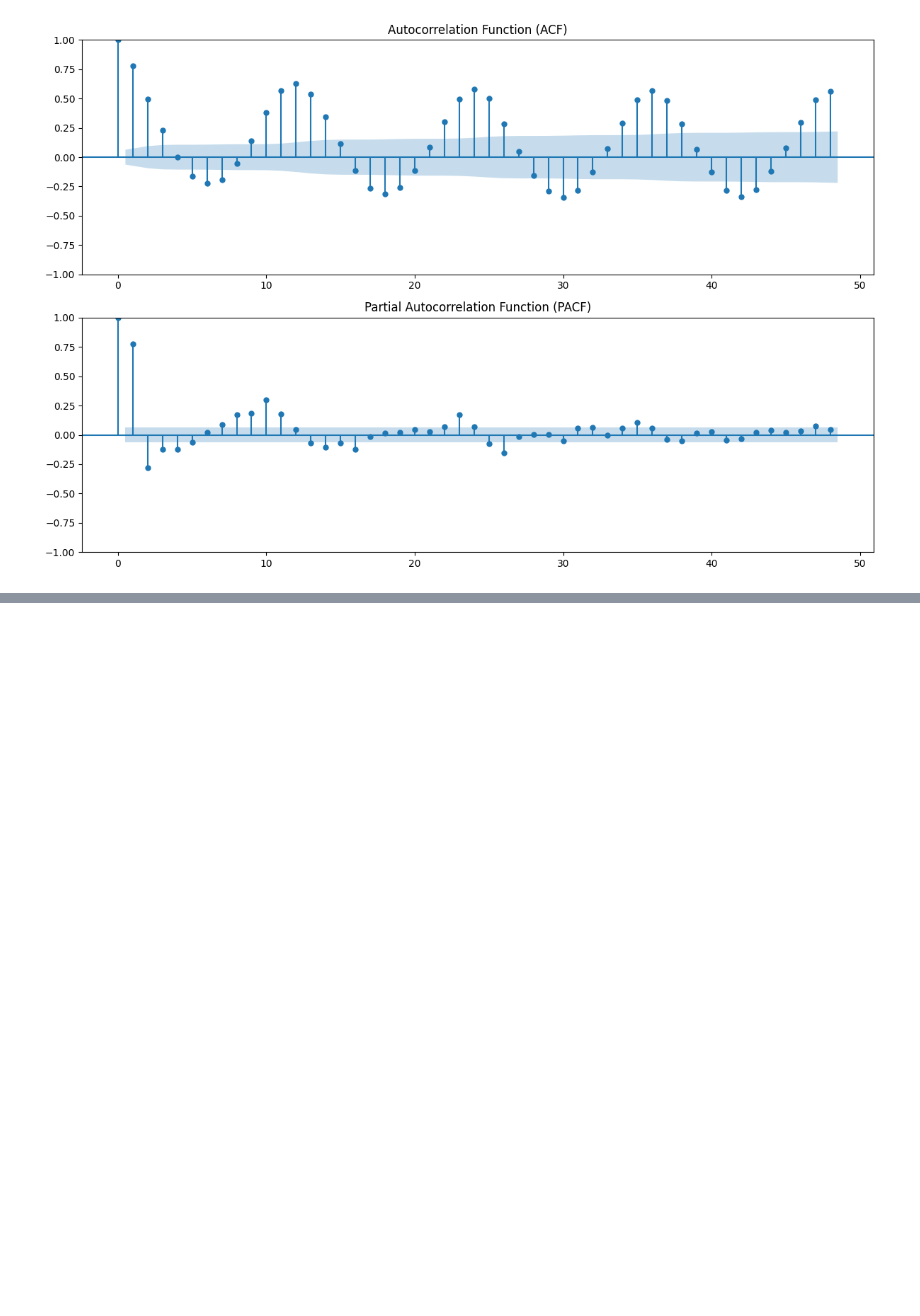
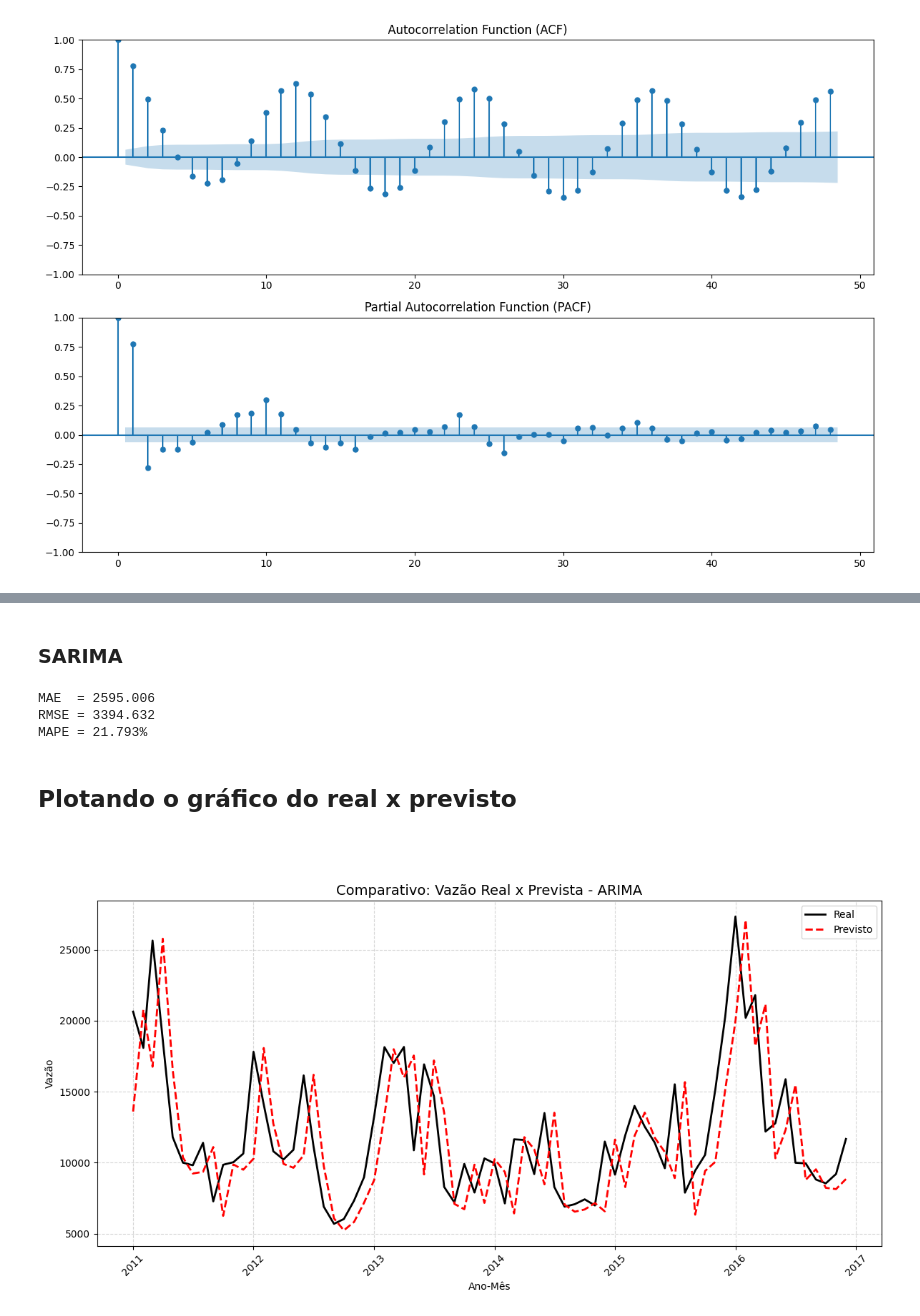
Before and after one commit to mateusbcavalcanti/SARIMAX, a Jupyter notebook: previsao_sarimax.ipynb, the cells around one changed output, grey strips where cells are left out. Cells and saved outputs as stored; diff of their text form; code cells hidden in the pictures; blank space fills up the shorter version.

```diff
--- a/previsao_sarimax.ipynb
+++ b/previsao_sarimax.ipynb
@@ -231,0 +285,16 @@ plt.show()
+# %% [markdown]
+### SARIMA
+# %%
+mae_sarima = mean_absolute_error(base_teste['VAZAO'], previsoes_sarima)
+rmse_sarima = root_mean_squared_error(base_teste['VAZAO'], previsoes_sarima)
+mape_sarima = mean_absolute_percentage_error(base_teste['VAZAO'], previsoes_sarima)
+
+print(f"MAE  = {mae_sarima:.3f}")
+print(f"RMSE = {rmse_sarima:.3f}")
+print(f"MAPE = {mape_sarima*100:.3f}%")
+# %% [output]
+MAE  = 2595.006
+RMSE = 3394.632
+MAPE = 21.793%
+# %% [markdown]
+## Plotando o gráfico do real x previsto
@@ -231,0 +304,18 @@ plt.show()
+# %% [markdown]
+#
+# %%
+plt.figure(figsize=(12,6))
+
+plt.plot(base_teste['ANO-MES'], base_teste['VAZAO'], label='Real', color='black', linewidth=2)
+plt.plot(base_teste['ANO-MES'], previsoes_arima, label='Previsto', color='red', linestyle='--', linewidth=2)
+
+plt.title('Comparativo: Vazão Real x Prevista - ARIMA', fontsize=14)
+plt.xlabel('Ano-Mês')
+plt.ylabel('Vazão')
+plt.legend()
+plt.grid(True, linestyle='--', alpha=0.5)
+plt.xticks(rotation=45)
+plt.tight_layout()
+plt.show()
+# %% [output]
+[figure, added]
```
Also changed, not shown: parts of 14 cells of this notebook.
